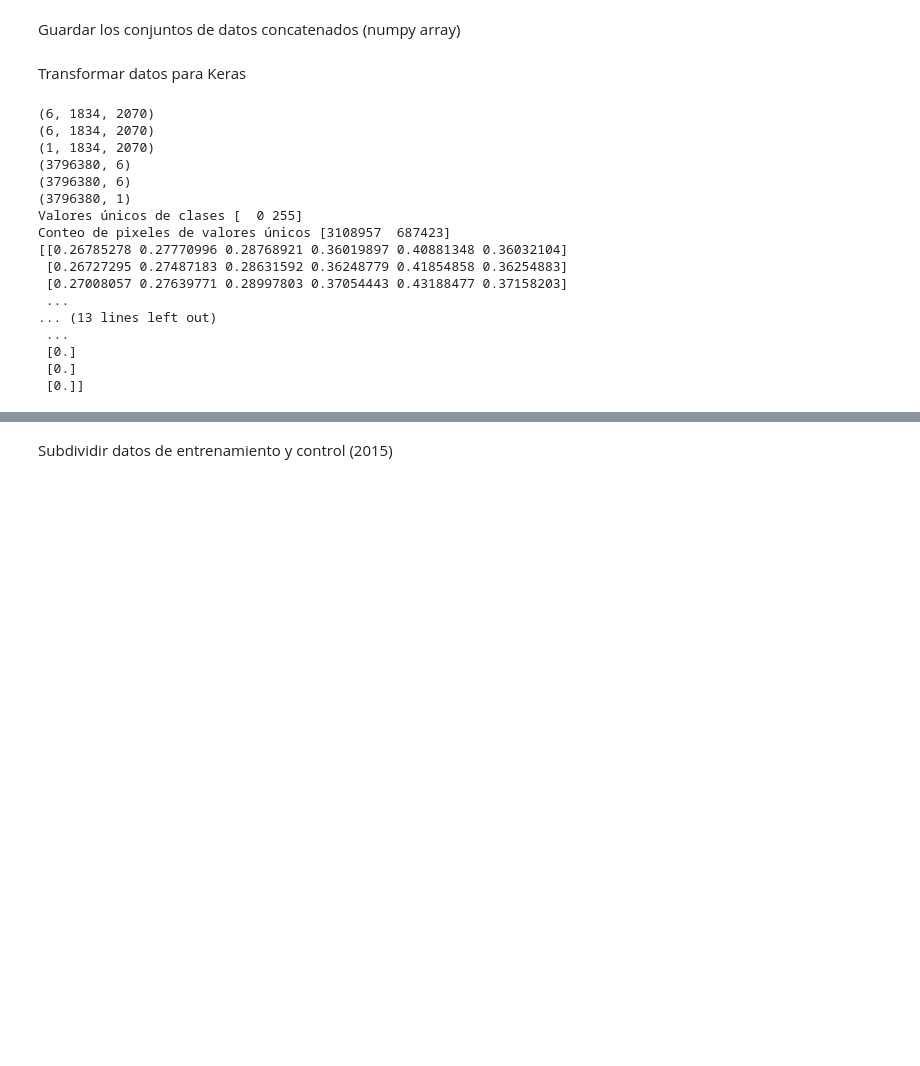
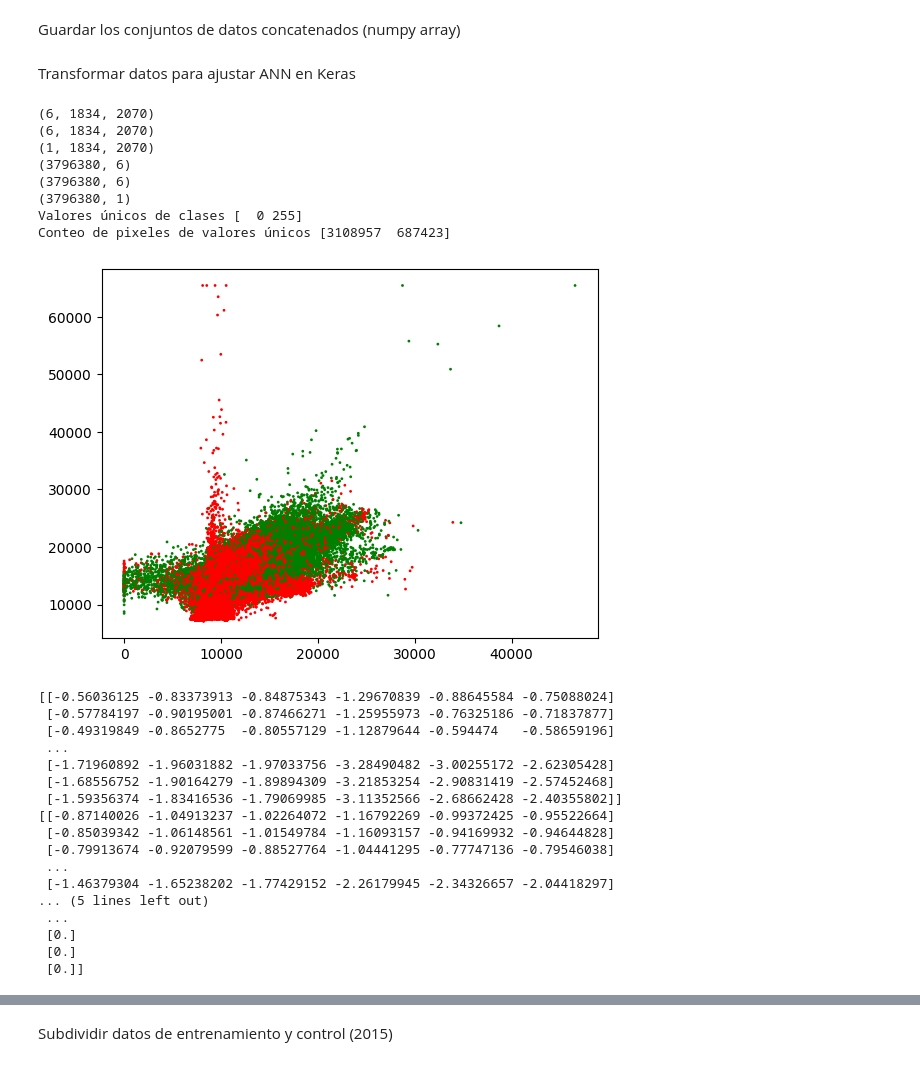
Before and after one commit to vshalisko/GEE, a Jupyter notebook: Colab/Landsat_ANN_test3.ipynb, the cells around one changed output, grey strips where cells are left out. Cells and saved outputs as stored; diff of their text form; code cells hidden in the pictures; blank space fills up the shorter version.

```diff
--- a/Colab/Landsat_ANN_test3.ipynb
+++ b/Colab/Landsat_ANN_test3.ipynb
@@ -347,7 +347,7 @@ np.save('/content/drive/MyDrive/Colab Data/Gdl_2015_full_feature.npy', array_fea
 np.save('/content/drive/MyDrive/Colab Data/Gdl_2020_full_feature.npy', array_feature_2020)
 np.save('/content/drive/MyDrive/Colab Data/Gdl_2015_full_target.npy', array_target_2015)
 # %% [markdown]
-Transformar datos para Keras
+Transformar datos para ajustar ANN en Keras
 # %%
 ## Datos de prueba pequeños
 #array_full_t = np.transpose(array_small_feature, (2, 0, 1))
@@ -366,39 +366,64 @@ x_features_2015 = convert.array_to_table(array_full_2015_t)
 x_features_2020 = convert.array_to_table(array_full_2020_t)
 y_labels_2015 = convert.array_to_table(array_labels_2015_t)
 
 nBands = x_features_2015.shape[1]
 
 print(x_features_2015.shape)
 print(x_features_2020.shape)
 print(y_labels_2015.shape)
 
 unique_values, occurrence_count = np.unique(y_labels_2015, return_counts=True)
 print('Valores únicos de clases', unique_values)
 print('Conteo de pixeles de valores únicos', occurrence_count)
 
 # Normalise the data
 y_labels_2015 = y_labels_2015 / 255
+
+colors = ['r', 'g', 'b']
+colors_list = [colors[int(i) % 2] for i in y_labels_2015[:,0]]
+
+plt.scatter(x_features_2015[:,0], x_features_2015[:,5], marker='o',
+            color=colors_list, s=1, label='Antes de escalado')
+plt.show()
+
 x_features_2015 = x_features_2015 / 32768
 x_features_2020 = x_features_2020 / 32768
+
+scale = StandardScaler()
+x_features_2015 = scale.fit_transform(x_features_2015)
+x_features_2020 = scale.fit_transform(x_features_2020)
 
 print(x_features_2015)
 print(x_features_2020)
 print(y_labels_2015)
+
+plt.scatter(x_features_2015[:,0], x_features_2015[:,5], marker='o',
+            color=colors_list, s=1, label='Despues de escalado')
+plt.show()
 # %% [output]
 (6, 1834, 2070)
 (6, 1834, 2070)
 (1, 1834, 2070)
 (3796380, 6)
 (3796380, 6)
 (3796380, 1)
 Valores únicos de clases [  0 255]
 Conteo de pixeles de valores únicos [3108957  687423]
-[[0.26785278 0.27770996 0.28768921 0.36019897 0.40881348 0.36032104]
- [0.26727295 0.27487183 0.28631592 0.36248779 0.41854858 0.36254883]
- [0.27008057 0.27639771 0.28997803 0.37054443 0.43188477 0.37158203]
- ...
-... (13 lines left out)
- ...
- [0.]
- [0.]
- [0.]]
+[figure, added]
+[[-0.56036125 -0.83373913 -0.84875343 -1.29670839 -0.88645584 -0.75088024]
+ [-0.57784197 -0.90195001 -0.87466271 -1.25955973 -0.76325186 -0.71837877]
+ [-0.49319849 -0.8652775  -0.80557129 -1.12879644 -0.594474   -0.58659196]
+ ...
+ [-1.71960892 -1.96031882 -1.97033756 -3.28490482 -3.00255172 -2.62305428]
+ [-1.68556752 -1.90164279 -1.89894309 -3.21853254 -2.90831419 -2.57452468]
+ [-1.59356374 -1.83416536 -1.79069985 -3.11352566 -2.68662428 -2.40355802]]
+[[-0.87140026 -1.04913237 -1.02264072 -1.16792269 -0.99372425 -0.95522664]
+ [-0.85039342 -1.06148561 -1.01549784 -1.16093157 -0.94169932 -0.94644828]
+ [-0.79913674 -0.92079599 -0.88527764 -1.04441295 -0.77747136 -0.79546038]
+ ...
+ [-1.46379304 -1.65238202 -1.77429152 -2.26179945 -2.34326657 -2.04418297]
+... (5 lines left out)
+ ...
+ [0.]
+ [0.]
+ [0.]]
```
Also changed, not shown: parts of 12 cells of this notebook.
